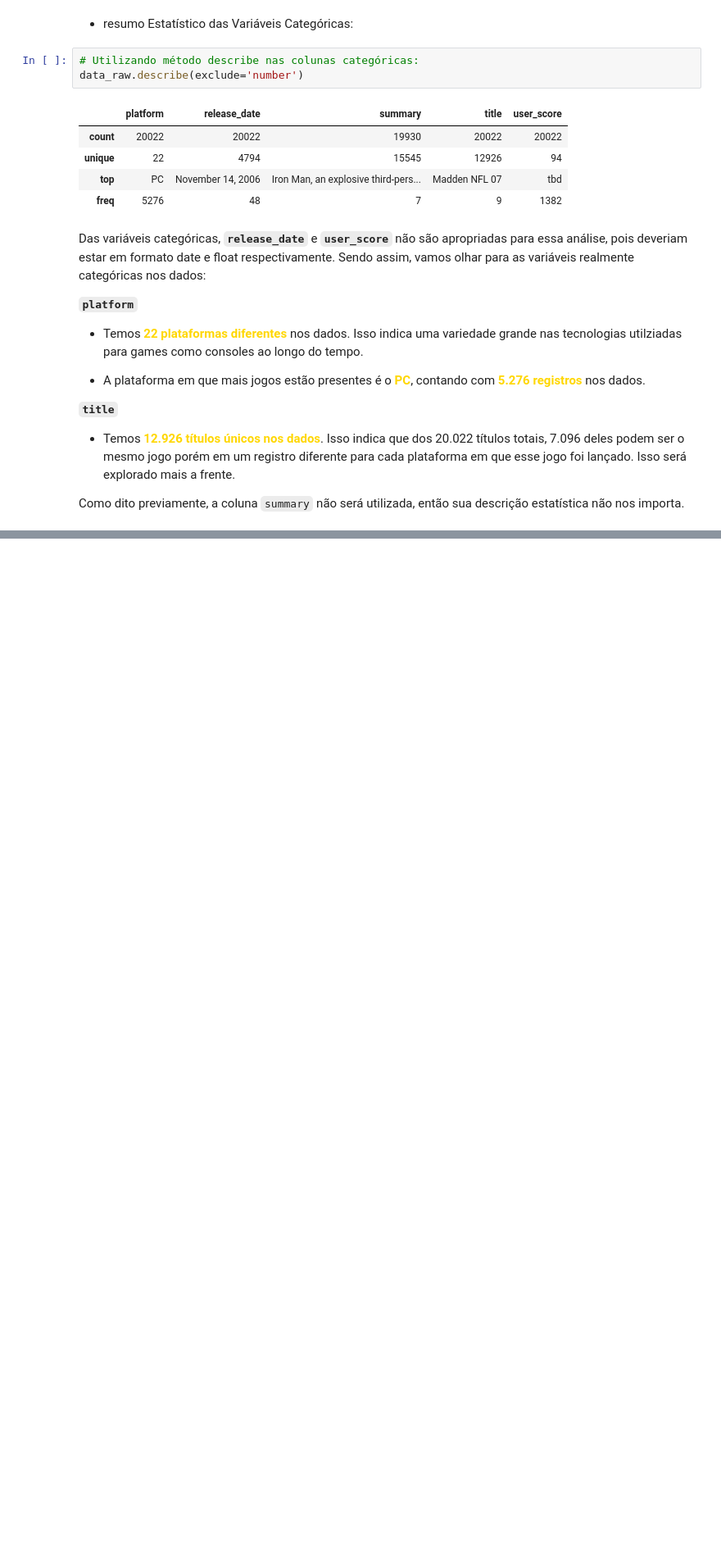
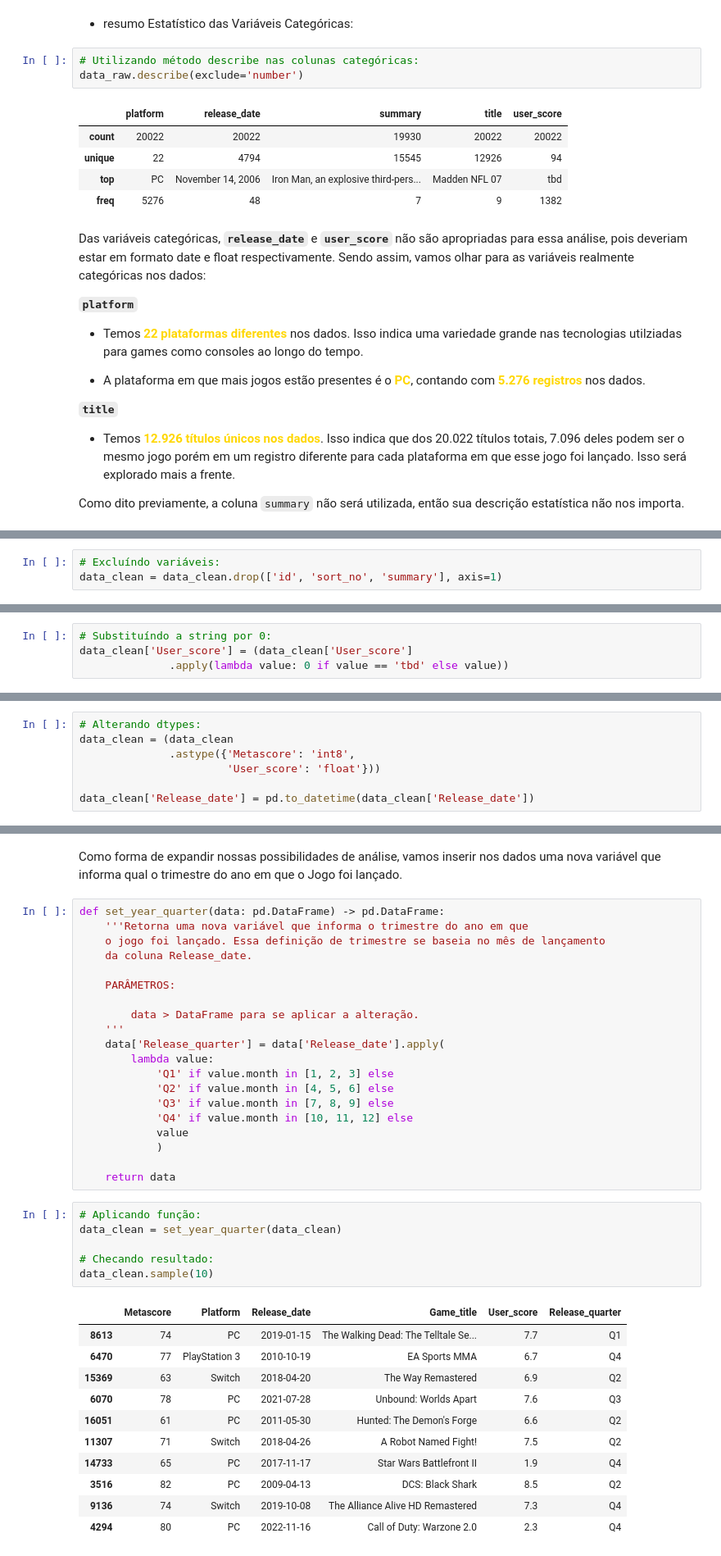
Before and after one commit to JoSEPHDev2022/Metacritc_Scores_Video_Games, a Jupyter notebook: analise_descritiva.ipynb, the cells around one changed output, grey strips where cells are left out. Shown: that part at 82% size. Saved outputs shown, nothing was run; the diff lists cells and outputs as text; blank space fills up the shorter version.

```diff
--- a/analise_descritiva.ipynb
+++ b/analise_descritiva.ipynb
@@ -202,0 +220,3 @@ Como dito previamente, a coluna `summary` não será utilizada, então sua descr
+# %%
+# Excluíndo variáveis:
+data_clean = data_clean.drop(['id', 'sort_no', 'summary'], axis=1)
@@ -202,0 +320,4 @@ Como dito previamente, a coluna `summary` não será utilizada, então sua descr
+# %%
+# Substituíndo a string por 0:
+data_clean['User_score'] = (data_clean['User_score']
+              .apply(lambda value: 0 if value == 'tbd' else value))
@@ -202,0 +331,7 @@ Como dito previamente, a coluna `summary` não será utilizada, então sua descr
+# %%
+# Alterando dtypes:
+data_clean = (data_clean
+              .astype({'Metascore': 'int8',
+                       'User_score': 'float'}))
+
+data_clean['Release_date'] = pd.to_datetime(data_clean['Release_date'])
@@ -202,0 +369,40 @@ Como dito previamente, a coluna `summary` não será utilizada, então sua descr
+# %% [markdown]
+Como forma de expandir nossas possibilidades de análise, vamos inserir nos dados uma nova variável que informa qual o trimestre do ano em que o Jogo foi lançado.
+# %%
+def set_year_quarter(data: pd.DataFrame) -> pd.DataFrame:
+    '''Retorna uma nova variável que informa o trimestre do ano em que
+    o jogo foi lançado. Essa definição de trimestre se baseia no mês de lançamento
+    da coluna Release_date.
+
+    PARÂMETROS:
+
+        data > DataFrame para se aplicar a alteração.
+    '''
+    data['Release_quarter'] = data['Release_date'].apply(
+        lambda value:
+            'Q1' if value.month in [1, 2, 3] else
+            'Q2' if value.month in [4, 5, 6] else
+            'Q3' if value.month in [7, 8, 9] else
+            'Q4' if value.month in [10, 11, 12] else
+            value
+            )
+
+    return data
+# %%
+# Aplicando função:
+data_clean = set_year_quarter(data_clean)
+
+# Checando resultado:
+data_clean.sample(10)
+# %% [output]
+|  | Metascore | Platform | Release_date | Game_title | User_score | Release_quarter |
+| 8613 | 74 | PC | 2019-01-15 | The Walking Dead: The Telltale Se... | 7.7 | Q1 |
+| 6470 | 77 | PlayStation 3 | 2010-10-19 | EA Sports MMA | 6.7 | Q4 |
+| 15369 | 63 | Switch | 2018-04-20 | The Way Remastered | 6.9 | Q2 |
+| 6070 | 78 | PC | 2021-07-28 | Unbound: Worlds Apart | 7.6 | Q3 |
+| 16051 | 61 | PC | 2011-05-30 | Hunted: The Demon's Forge | 6.6 | Q2 |
+| 11307 | 71 | Switch | 2018-04-26 | A Robot Named Fight! | 7.5 | Q2 |
+| 14733 | 65 | PC | 2017-11-17 | Star Wars Battlefront II | 1.9 | Q4 |
+| 3516 | 82 | PC | 2009-04-13 | DCS: Black Shark | 8.5 | Q2 |
+| 9136 | 74 | Switch | 2019-10-08 | The Alliance Alive HD Remastered | 7.3 | Q4 |
+| 4294 | 80 | PC | 2022-11-16 | Call of Duty: Warzone 2.0 | 2.3 | Q4 |
```
Also changed, not shown: parts of 49 cells of this notebook.
